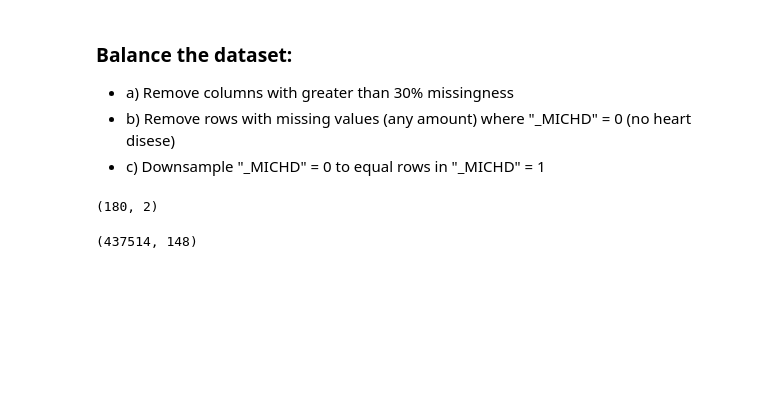
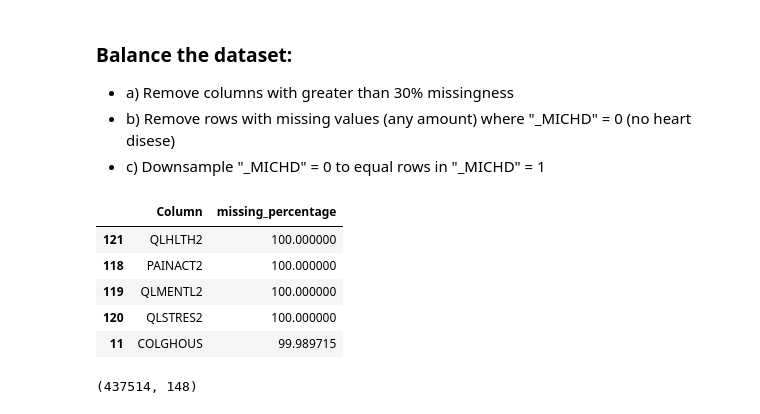
Before and after one commit to Madelinehazel/UofT_3253_term_project, a Jupyter notebook: notebooks/heart_disease_data_cleaning-Mike_alternative_method.ipynb, the cells around one changed output. Cells and saved outputs as stored; diff of their text form; code cells hidden in the pictures; blank space fills up the shorter version.

```diff
--- a/notebooks/heart_disease_data_cleaning-Mike_alternative_method.ipynb
+++ b/notebooks/heart_disease_data_cleaning-Mike_alternative_method.ipynb
@@ -55,3 +24,2 @@ InteractiveShell.ast_node_interactivity = 'last_expr'
 # %%
-# MIKES
-dataset = pd.read_csv("datasets/2015.csv")
+dataset = pd.read_csv("../data/2015.csv")
@@ -89,24 +61,29 @@ data = data.drop(["CVDINFR4", "CVDCRHD4"], axis=1)
 # %%
 # a) Remove columns with greater than 30% missingness
 
 # calculate the percentage of missing values in each column
 missing_percentage = (data.isnull().sum() / len(data)) * 100
 
 # create a new DataFrame to display the results
 data_missing = pd.DataFrame(
     {
         "Column": missing_percentage.index,
         "missing_percentage": missing_percentage.values,
     }
 )
 
 # get columns with greater than 30% missingness
 data_missing = data_missing[data_missing["missing_percentage"] > 30].sort_values(
     by="missing_percentage", ascending=False
 )
 
-data_missing.shape
+data_missing.head()
 # %% [output]
-(180, 2)
+|  | Column | missing_percentage |
+| 121 | QLHLTH2 | 100.000000 |
+| 118 | PAINACT2 | 100.000000 |
+| 119 | QLMENTL2 | 100.000000 |
+| 120 | QLSTRES2 | 100.000000 |
+| 11 | COLGHOUS | 99.989715 |
 # %%
 # remove columns with greater than 30% missingness
```
Also changed, not shown: parts of 27 cells of this notebook.
